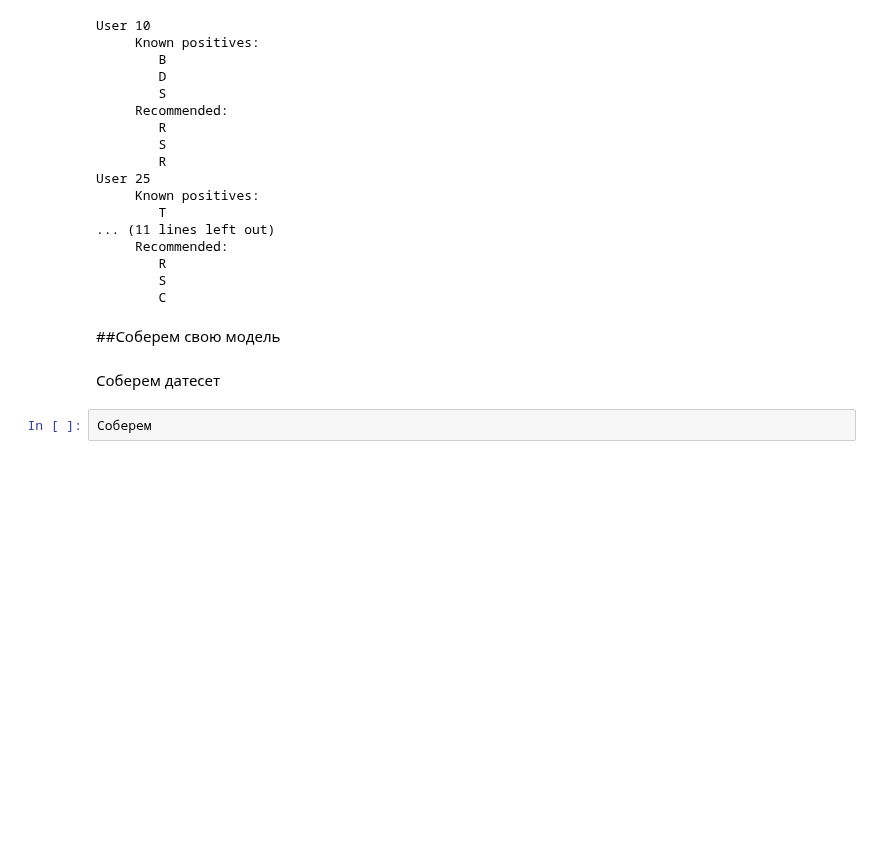
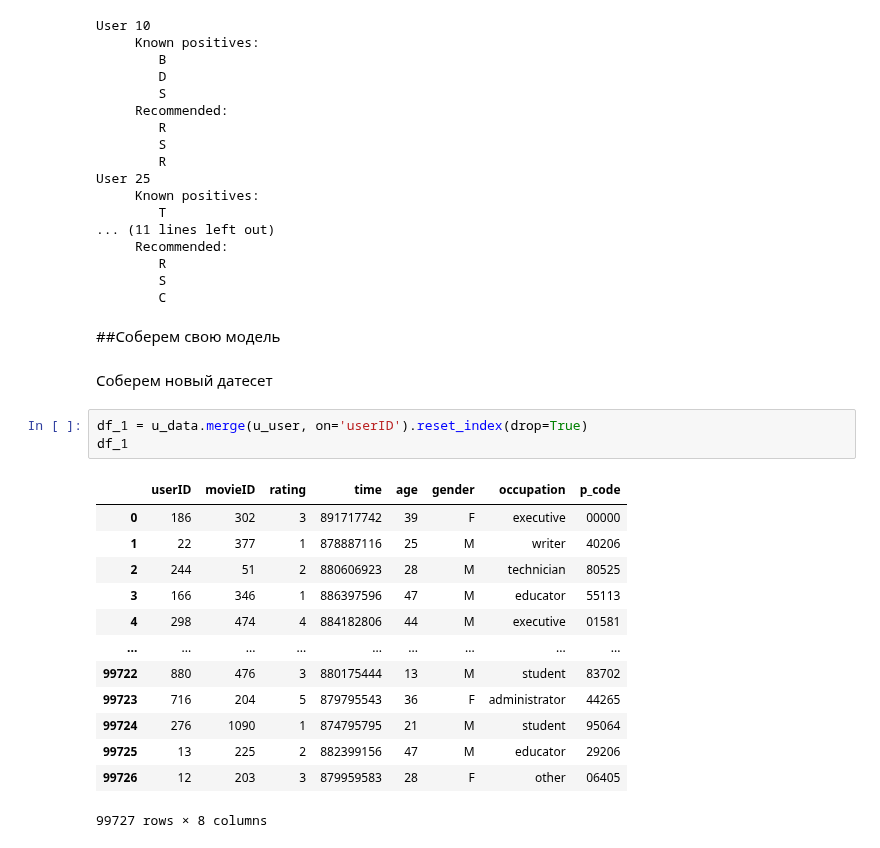
Before and after one commit to desve/AML-54, a Jupyter notebook: 5 Гибридные рекомендательные системы/HW/HW_3.ipynb, the cells around one changed output. Saved outputs shown, nothing was run; the diff lists cells and outputs as text; blank space fills up the shorter version.

```diff
--- a/5 Гибридные рекомендательные системы/HW/HW_3.ipynb
+++ b/5 Гибридные рекомендательные системы/HW/HW_3.ipynb
@@ -329,6 +333,21 @@ User 25
 # %% [markdown]
 ##Соберем свою модель
 # %% [markdown]
-Соберем датесет
+Соберем новый датесет
-# %%
-Соберем
+# %%
+df_1 = u_data.merge(u_user, on='userID').reset_index(drop=True)
+df_1
+# %% [output]
+|  | userID | movieID | rating | time | age | gender | occupation | p_code |
+| 0 | 186 | 302 | 3 | 891717742 | 39 | F | executive | 00000 |
+| 1 | 22 | 377 | 1 | 878887116 | 25 | M | writer | 40206 |
+| 2 | 244 | 51 | 2 | 880606923 | 28 | M | technician | 80525 |
+| 3 | 166 | 346 | 1 | 886397596 | 47 | M | educator | 55113 |
+| 4 | 298 | 474 | 4 | 884182806 | 44 | M | executive | 01581 |
+| ... | ... | ... | ... | ... | ... | ... | ... | ... |
+| 99722 | 880 | 476 | 3 | 880175444 | 13 | M | student | 83702 |
+| 99723 | 716 | 204 | 5 | 879795543 | 36 | F | administrator | 44265 |
+| 99724 | 276 | 1090 | 1 | 874795795 | 21 | M | student | 95064 |
+| 99725 | 13 | 225 | 2 | 882399156 | 47 | M | educator | 29206 |
+| 99726 | 12 | 203 | 3 | 879959583 | 28 | F | other | 06405 |
+99727 rows × 8 columns
```
Also changed, not shown: parts of 7 cells of this notebook.
